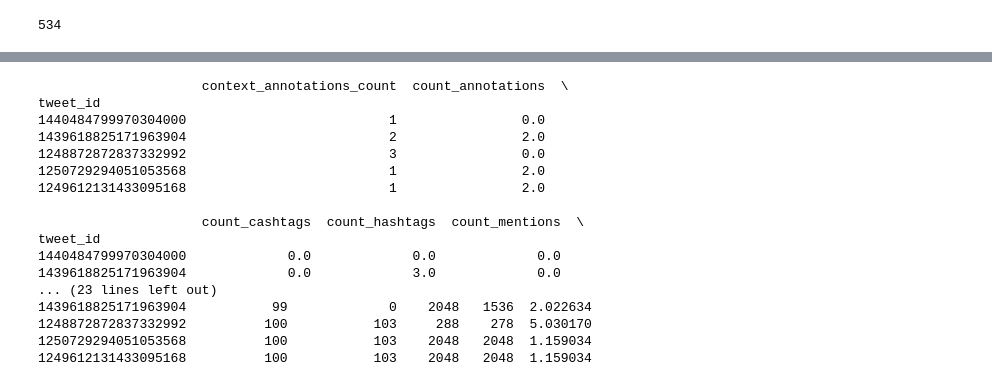
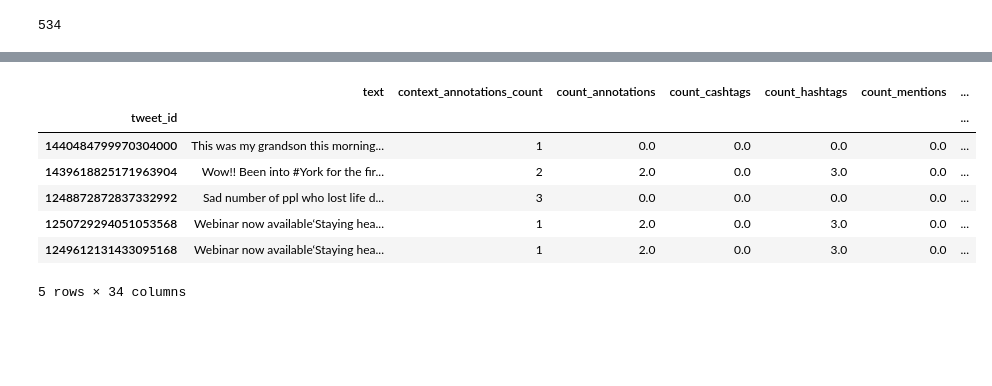
Before and after one commit to alexandermaat99/School-S2, a Jupyter notebook: Feb 10/Checkpoint_MLR.ipynb, the cells around one changed output, grey strips where cells are left out. Drawn from its saved outputs; the diff is of its cells as text; code cells hidden in the pictures; blank space fills up the shorter version.

```diff
--- a/Feb 10/Checkpoint_MLR.ipynb
+++ b/Feb 10/Checkpoint_MLR.ipynb
@@ -28,22 +28,27 @@ df
 # provided with this checkpoint. Set tweet_id as the index. Print the number
 # of records in this dataset in the output. How many records are there?
 
-tweets_df = pd.read_csv('tw_tweets_users_media_places.csv', index_col='tweet_id')
+import numpy as np
+import pandas as pd
+import statsmodels.api as sm
+import matplotlib.pyplot as plt
+from sklearn.metrics import mean_squared_error, mean_absolute_error
+from datetime import datetime
 
-num_records = tweets_df.shape[0]
+df = pd.read_csv('tw_tweets_users_media_places.csv', index_col='tweet_id')
 
-num_records
+print(len(df))
 # %% [output]
 534
 # %%
 # Question 2: Make a copy of the DataFrame with all non-numeric features
 # removed. Print out a list of the remaining columns in the output. Print
 # the first five records of this reduced dataset.
-numeric_df = tweets_df.select_dtypes(include='number')
-print(numeric_df.columns)
+df_copy = df.select_dtypes(include='number')
+print(df_copy.columns)
+print(df_copy.head())
 
-print(numeric_df.head())
-numeric_df.shape
+print(df_copy.shape)
 # %% [output]
 Index(['context_annotations_count', 'count_annotations', 'count_cashtags',
        'count_hashtags', 'count_mentions', 'count_urls', 'likes', 'quotes',
@@ -71,24 +75,15 @@ tweet_id
 # then we would not know what the likes, quotes, or replies will be. Therefore,
 # we will eliminate them from the model. Print out the model results summary.
 
-import statsmodels.api as sm
-
-
 # Selecting the label
-y = numeric_df['retweets']
+y = df_copy['retweets']
 
 # Selecting the features, excluding 'likes', 'quotes', 'replies', and 'retweets'
-X = numeric_df.drop(['retweets', 'likes', 'quotes', 'replies'], axis=1)
-
-# Adding a constant to the model (intercept)
-X = sm.add_constant(X)
-
-# Create the MLR model
-model = sm.OLS(y, X).fit()
-
+X = df_copy.drop(columns=['retweets', 'likes', 'quotes', 'replies']).assign(const=1)
+results = sm.OLS(y, X).fit()
 
 # Print out the summary of the model
-print(model.summary())
+print(results.summary())
 # %% [output]
                             OLS Regression Results
 ==============================================================================
@@ -110,31 +105,19 @@ strong multicollinearity problems or that the design matrix is singular.
 # %%
 # Question 4: Add the scored (i.e. predicted) values for every record
 # back into the original dataframe using the column label "model_1". Print
 # the first five records.
 
-# Generate the predicted values
-numeric_df['model_1'] = model.predict(X)
-
-# Print the first five records of the dataframe
-print(numeric_df.head())
+df = df.assign(model_1=results.predict(X))
+df.head()
 # %% [output]
+|  | text | context_annotations_count | count_annotations | count_cashtags | count_hashtags | count_mentions | ... |
+| tweet_id |  |  |  |  |  |  | ... |
+| 1440484799970304000 | This was my grandson this morning... | 1 | 0.0 | 0.0 | 0.0 | 0.0 | ... |
+| 1439618825171963904 | Wow!! Been into #York for the fir... | 2 | 2.0 | 0.0 | 3.0 | 0.0 | ... |
+| 1248872872837332992 | Sad number of ppl who lost life d... | 3 | 0.0 | 0.0 | 0.0 | 0.0 | ... |
+| 1250729294051053568 | Webinar now available‘Staying hea... | 1 | 2.0 | 0.0 | 3.0 | 0.0 | ... |
+| 1249612131433095168 | Webinar now available‘Staying hea... | 1 | 2.0 | 0.0 | 3.0 | 0.0 | ... |
-                     context_annotations_count  count_annotations  \
-tweet_id
-1440484799970304000                          1                0.0
-1439618825171963904                          2                2.0
-1248872872837332992                          3                0.0
-1250729294051053568                          1                2.0
-1249612131433095168                          1                2.0
-
-                     count_cashtags  count_hashtags  count_mentions  \
-tweet_id
-1440484799970304000             0.0             0.0             0.0
-1439618825171963904             0.0             3.0             0.0
-... (23 lines left out)
-1439618825171963904           99             0    2048   1536  2.022634
-1248872872837332992          100           103     288    278  5.030170
-1250729294051053568          100           103    2048   2048  1.159034
-1249612131433095168          100           103    2048   2048  1.159034
+5 rows × 34 columns
 # %%
 # Question 5: Calculate and/or print the following five metrics for the
 # model you ran in the prior steps: R-squared, R-squared adjusted, RMSE,
```
Also changed, not shown: parts of 10 cells of this notebook, 1 other file.
